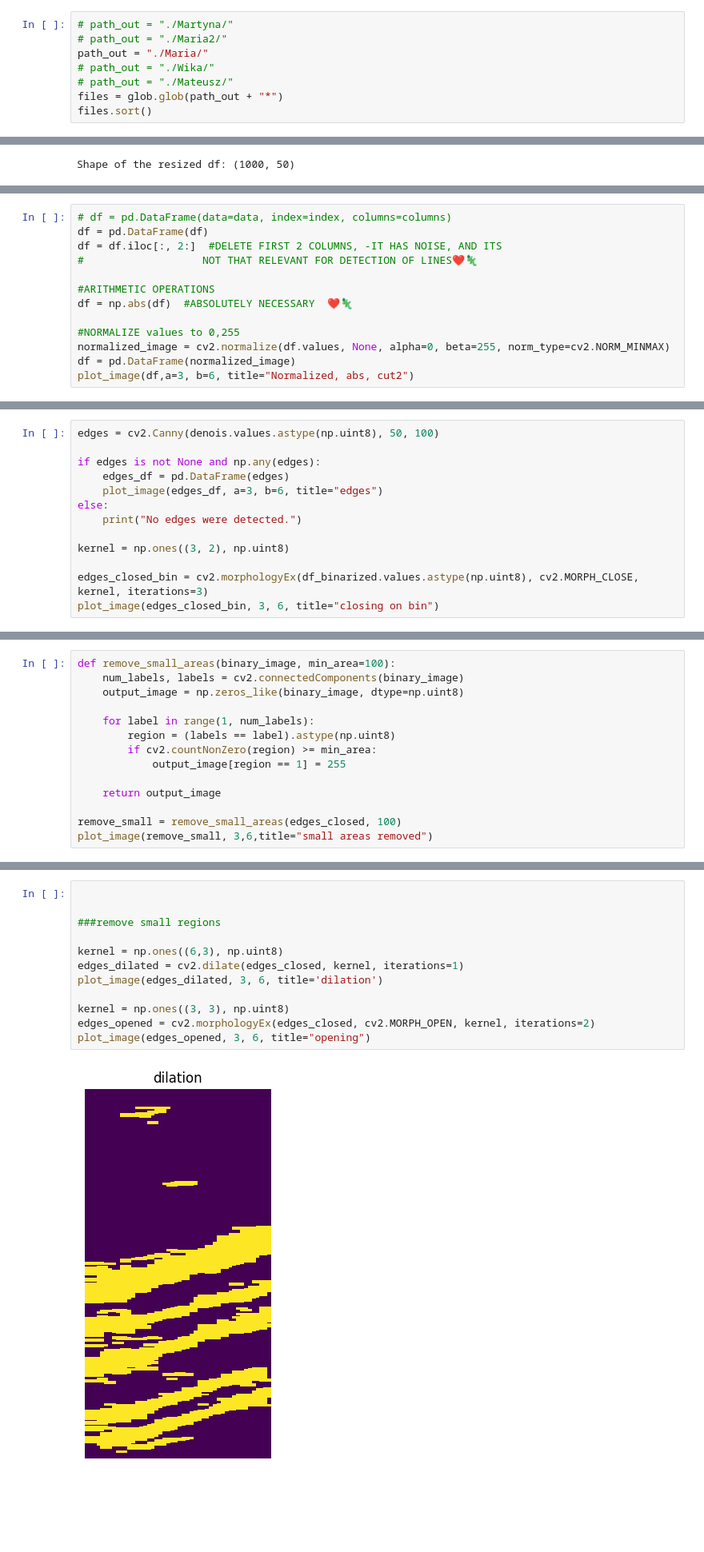
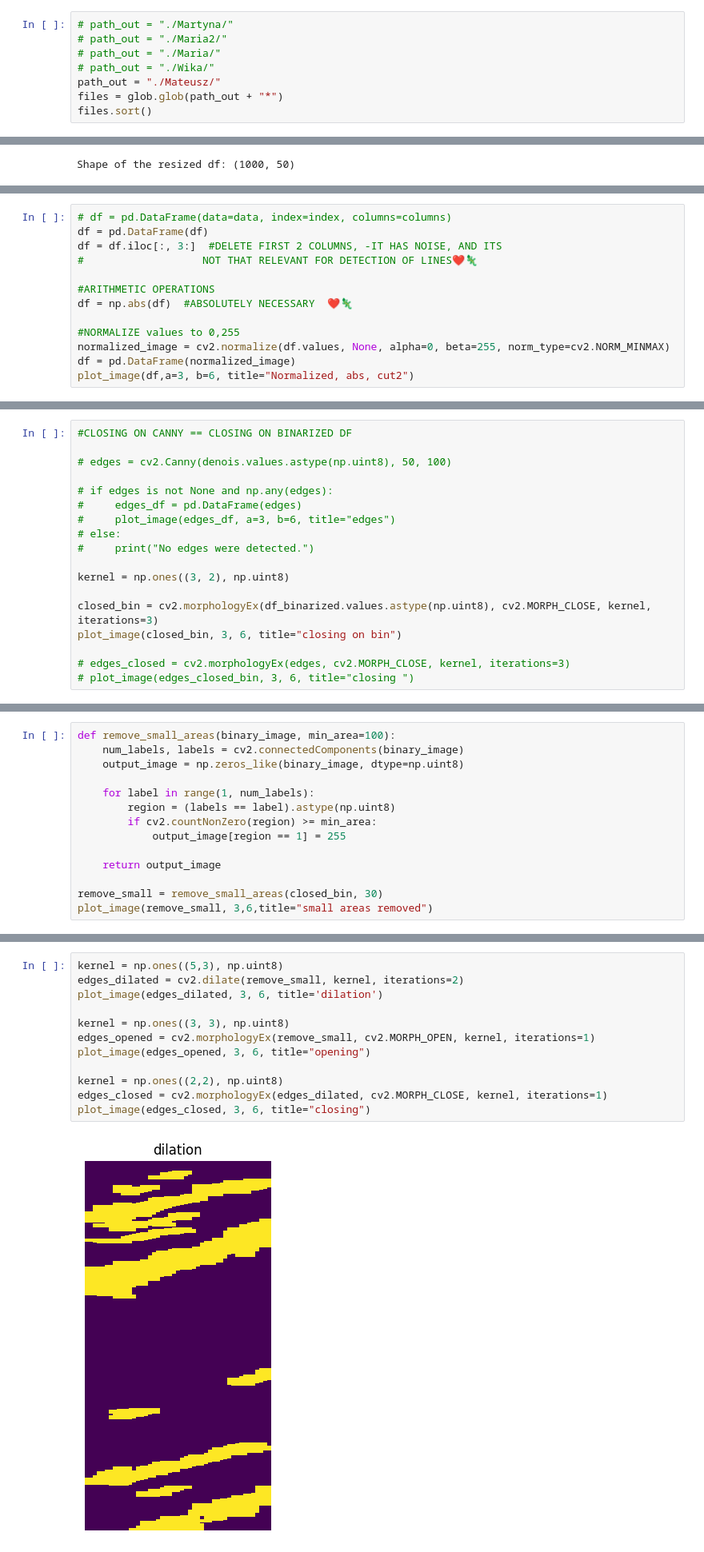
Before and after one commit to mmartyna123/ComputerVision, a Jupyter notebook: Project1/Project_MS.ipynb, the cells around one changed output, grey strips where cells are left out. Shown: that part at 80% size. Drawn from its saved outputs; the diff is of its cells as text; blank space fills up the shorter version.

Commit message:
great hugh for mateusz and martyna. 2 for maria. 6:05. -3col, hugh on remove small

```diff
--- a/Project1/Project_MS.ipynb
+++ b/Project1/Project_MS.ipynb
@@ -30,9 +30,9 @@ def set_axis(x, no_labels = 7)->tuple[np.array, np.array]:
 # %%
 # path_out = "./Martyna/"
 # path_out = "./Maria2/"
-path_out = "./Maria/"
+# path_out = "./Maria/"
 # path_out = "./Wika/"
-# path_out = "./Mateusz/"
+path_out = "./Mateusz/"
 files = glob.glob(path_out + "*")
 files.sort()
 # %%
@@ -115,7 +115,7 @@ plot_image(df,a=1,b=3, title="Data after resizing")
 # %%
 # df = pd.DataFrame(data=data, index=index, columns=columns)
 df = pd.DataFrame(df)
-df = df.iloc[:, 2:]  #DELETE FIRST 2 COLUMNS, -IT HAS NOISE, AND ITS
+df = df.iloc[:, 3:]  #DELETE FIRST 2 COLUMNS, -IT HAS NOISE, AND ITS
 #                   NOT THAT RELEVANT FOR DETECTION OF LINES❤️🦎
 
 #ARITHMETIC OPERATIONS
@@ -227,16 +227,21 @@ plot_image(df_binarized.values,a=3,b=6, title="binarized")
 # print("opening")
 # plot_image(pd.DataFrame(opening), 3, 6)
 # %%
-edges = cv2.Canny(denois.values.astype(np.uint8), 50, 100)
+#CLOSING ON CANNY == CLOSING ON BINARIZED DF
 
-if edges is not None and np.any(edges):
-    edges_df = pd.DataFrame(edges)
-    plot_image(edges_df, a=3, b=6, title="edges")
-else:
-    print("No edges were detected.")
+# edges = cv2.Canny(denois.values.astype(np.uint8), 50, 100)
+
+# if edges is not None and np.any(edges):
+#     edges_df = pd.DataFrame(edges)
+#     plot_image(edges_df, a=3, b=6, title="edges")
+# else:
+#     print("No edges were detected.")
 
 kernel = np.ones((3, 2), np.uint8)
 
-edges_closed_bin = cv2.morphologyEx(df_binarized.values.astype(np.uint8), cv2.MORPH_CLOSE, kernel, iterations=3)
-plot_image(edges_closed_bin, 3, 6, title="closing on bin")
+closed_bin = cv2.morphologyEx(df_binarized.values.astype(np.uint8), cv2.MORPH_CLOSE, kernel, iterations=3)
+plot_image(closed_bin, 3, 6, title="closing on bin")
+
+# edges_closed = cv2.morphologyEx(edges, cv2.MORPH_CLOSE, kernel, iterations=3)
+# plot_image(edges_closed_bin, 3, 6, title="closing ")
 # %% [output]
@@ -254,6 +258,6 @@ def remove_small_areas(binary_image, min_area=100):
 
     return output_image
 
-remove_small = remove_small_areas(edges_closed, 100)
+remove_small = remove_small_areas(closed_bin, 30)
 plot_image(remove_small, 3,6,title="small areas removed")
 # %% [output]
@@ -261,14 +279,14 @@ plot_image(remove_small, 3,6,title="small areas removed")
 # %%
-
-
-###remove small regions
-
-kernel = np.ones((6,3), np.uint8)
-edges_dilated = cv2.dilate(edges_closed, kernel, iterations=1)
+kernel = np.ones((5,3), np.uint8)
+edges_dilated = cv2.dilate(remove_small, kernel, iterations=2)
 plot_image(edges_dilated, 3, 6, title='dilation')
 
 kernel = np.ones((3, 3), np.uint8)
-edges_opened = cv2.morphologyEx(edges_closed, cv2.MORPH_OPEN, kernel, iterations=2)
+edges_opened = cv2.morphologyEx(remove_small, cv2.MORPH_OPEN, kernel, iterations=1)
 plot_image(edges_opened, 3, 6, title="opening")
+
+kernel = np.ones((2,2), np.uint8)
+edges_closed = cv2.morphologyEx(edges_dilated, cv2.MORPH_CLOSE, kernel, iterations=1)
+plot_image(edges_closed, 3, 6, title="closing")
 # %% [output]
-[figure, old version]
+[figure, new version]
```
Also changed, not shown: parts of 34 cells of this notebook.
